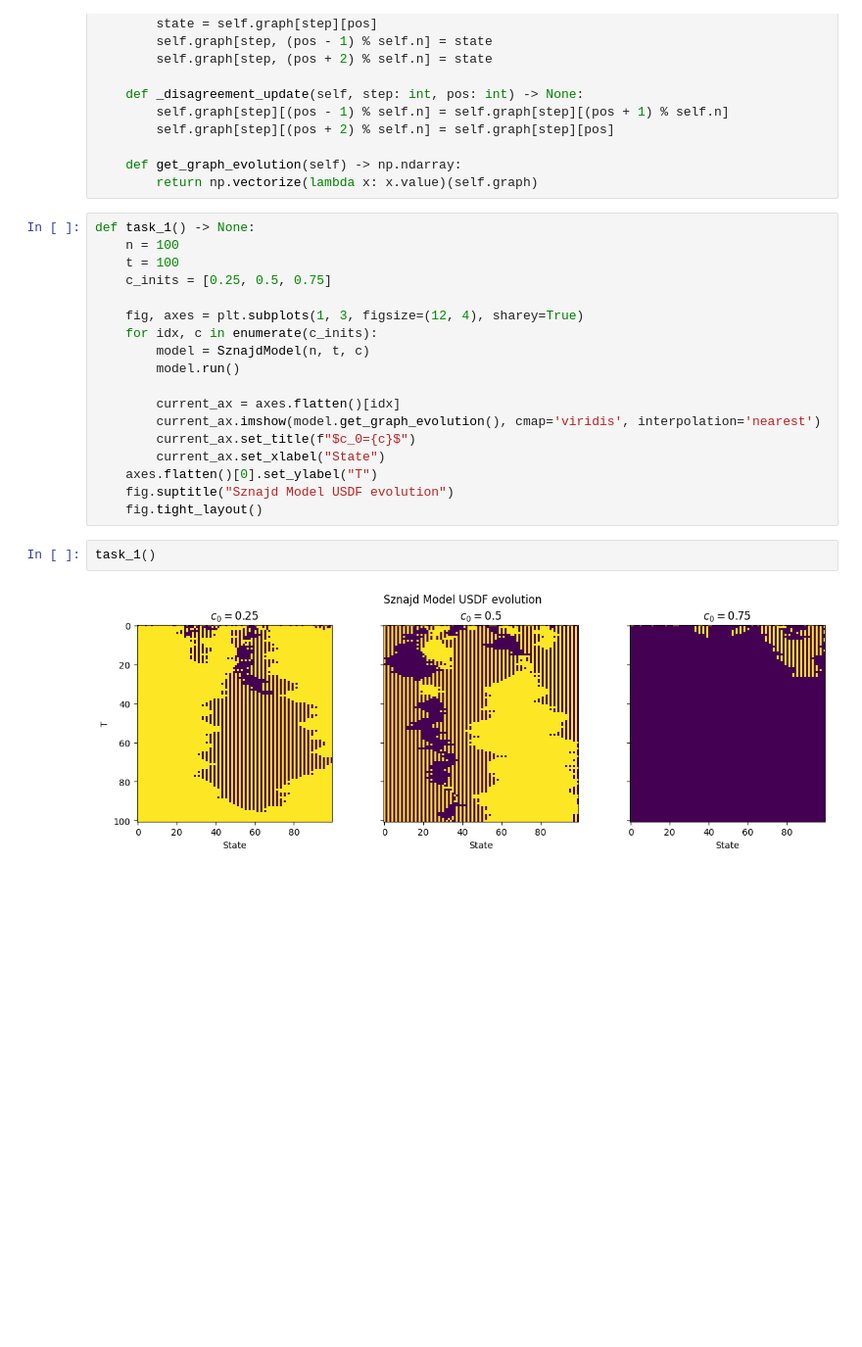
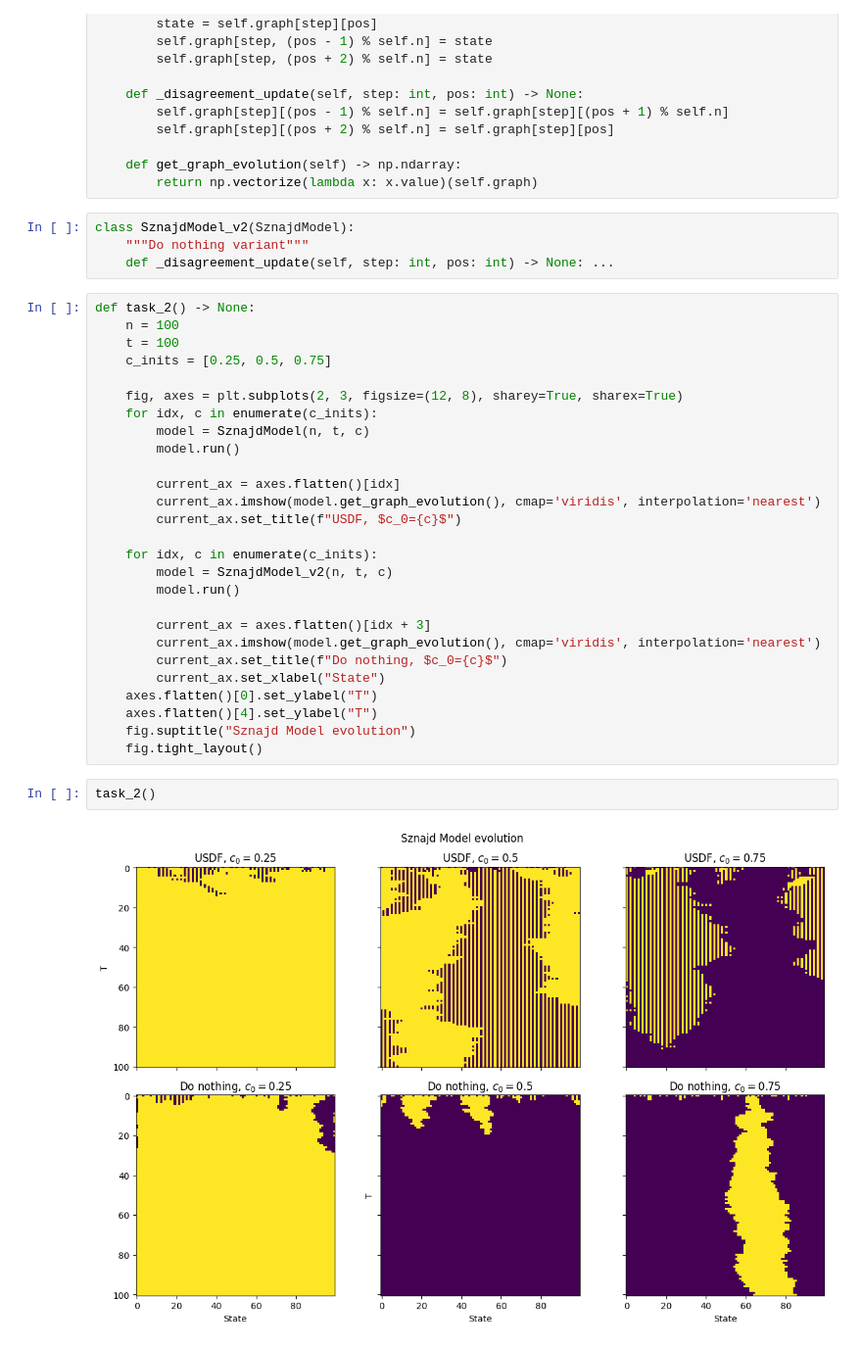
Before and after one commit to Ziverael/Studies2, a Jupyter notebook: abmcs/list1.ipynb, the cells around one changed output. Shown at 98% size. Saved outputs shown, nothing was run; the diff lists cells and outputs as text; blank space fills up the shorter version.

```diff
--- a/abmcs/list1.ipynb
+++ b/abmcs/list1.ipynb
@@ -85,26 +90,39 @@ class SznajdModel:
 
     def get_graph_evolution(self) -> np.ndarray:
         return np.vectorize(lambda x: x.value)(self.graph)
+# %%
+class SznajdModel_v2(SznajdModel):
+    """Do nothing variant"""
+    def _disagreement_update(self, step: int, pos: int) -> None: ...
 # %%
-def task_1() -> None:
+def task_2() -> None:
     n = 100
     t = 100
     c_inits = [0.25, 0.5, 0.75]
 
-    fig, axes = plt.subplots(1, 3, figsize=(12, 4), sharey=True)
+    fig, axes = plt.subplots(2, 3, figsize=(12, 8), sharey=True, sharex=True)
     for idx, c in enumerate(c_inits):
         model = SznajdModel(n, t, c)
         model.run()
 
         current_ax = axes.flatten()[idx]
         current_ax.imshow(model.get_graph_evolution(), cmap='viridis', interpolation='nearest')
-        current_ax.set_title(f"$c_0={c}$")
+        current_ax.set_title(f"USDF, $c_0={c}$")
+
+    for idx, c in enumerate(c_inits):
+        model = SznajdModel_v2(n, t, c)
+        model.run()
+
+        current_ax = axes.flatten()[idx + 3]
+        current_ax.imshow(model.get_graph_evolution(), cmap='viridis', interpolation='nearest')
+        current_ax.set_title(f"Do nothing, $c_0={c}$")
         current_ax.set_xlabel("State")
     axes.flatten()[0].set_ylabel("T")
-    fig.suptitle("Sznajd Model USDF evolution")
+    axes.flatten()[4].set_ylabel("T")
+    fig.suptitle("Sznajd Model evolution")
     fig.tight_layout()
 # %%
-task_1()
+task_2()
 # %% [output]
-[figure, old version]
+[figure, new version]
 # %%
```
Also changed, not shown: parts of 9 cells of this notebook, 13 other files.
